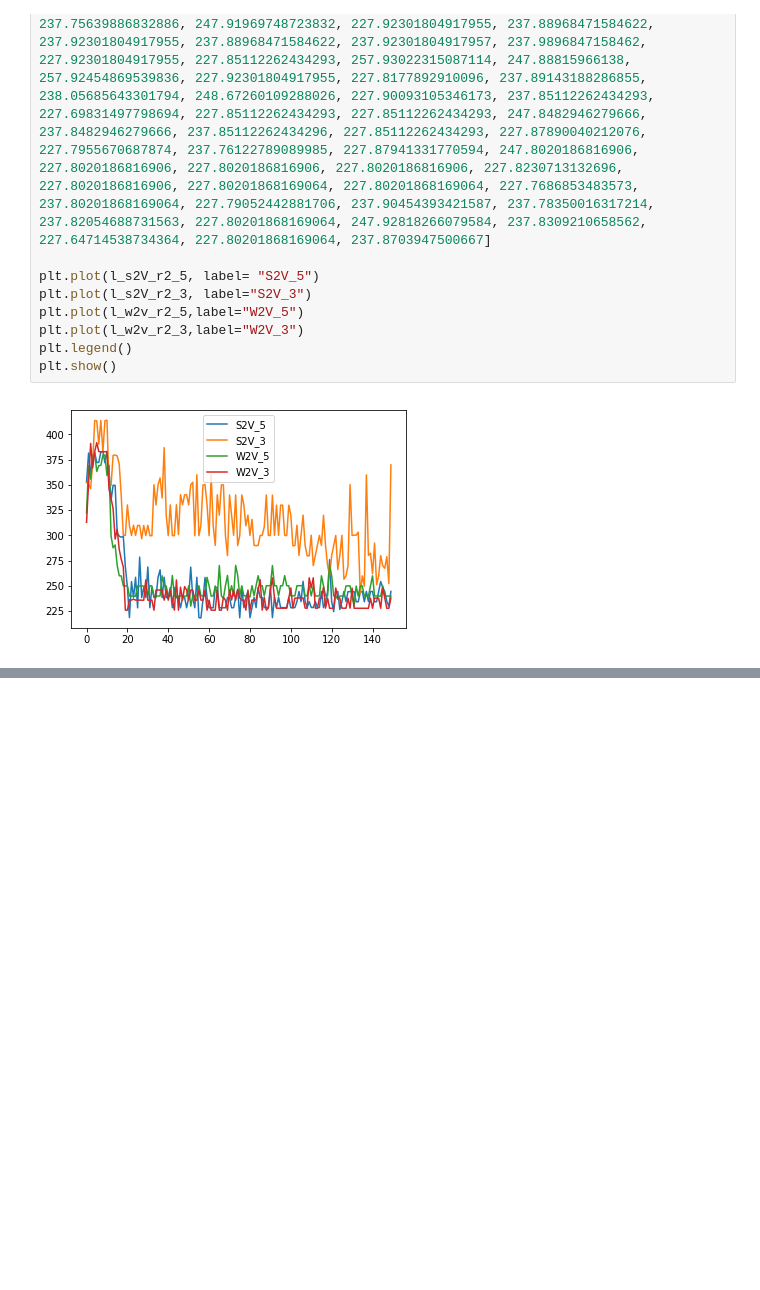
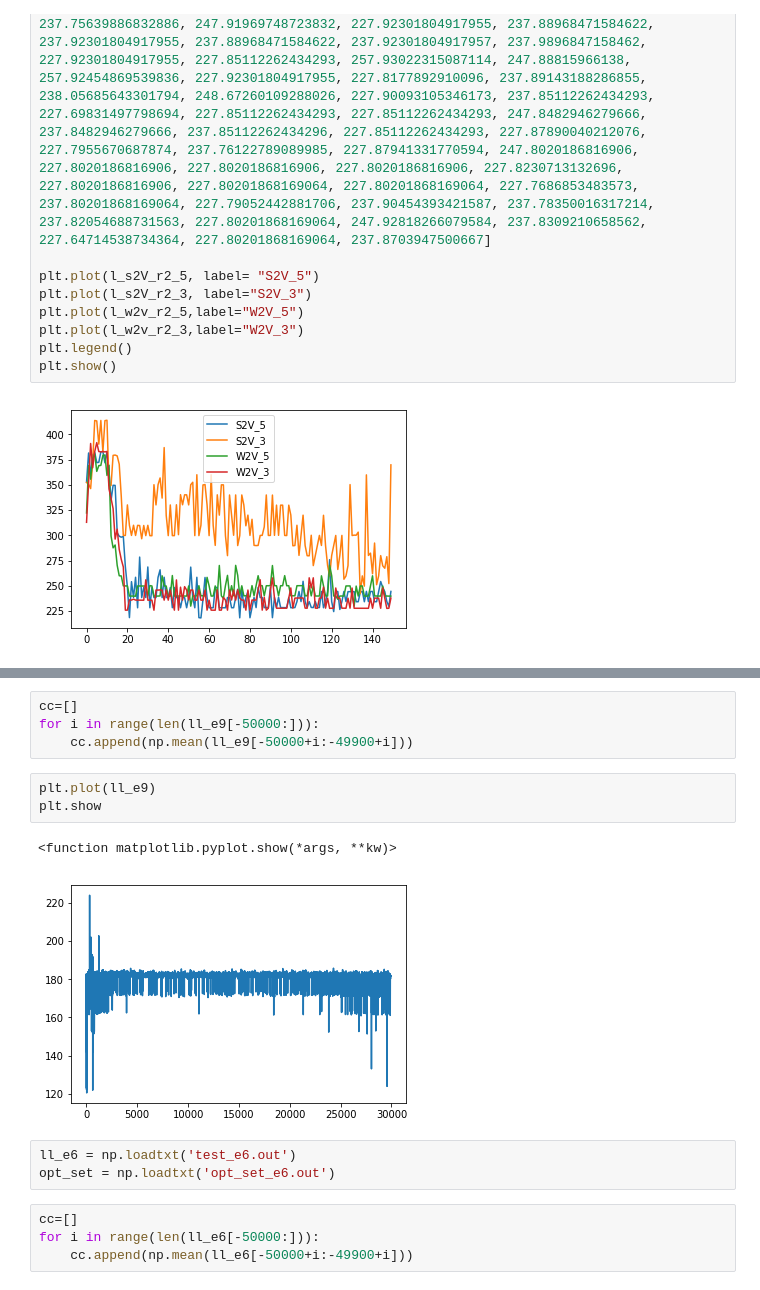
Before and after one commit to louisv123/COLGE, a Jupyter notebook: test.ipynb, the cells around one changed output, grey strips where cells are left out. Saved outputs shown, nothing was run; the diff lists cells and outputs as text; blank space fills up the shorter version.

```diff
--- a/test.ipynb
+++ b/test.ipynb
@@ -719,0 +775,17 @@ plt.show()
+# %%
+cc=[]
+for i in range(len(ll_e9[-50000:])):
+    cc.append(np.mean(ll_e9[-50000+i:-49900+i]))
+# %%
+plt.plot(ll_e9)
+plt.show
+# %% [output]
+<function matplotlib.pyplot.show(*args, **kw)>
+[figure, added]
+# %%
+ll_e6 = np.loadtxt('test_e6.out')
+opt_set = np.loadtxt('opt_set_e6.out')
+# %%
+cc=[]
+for i in range(len(ll_e6[-50000:])):
+    cc.append(np.mean(ll_e6[-50000+i:-49900+i]))
```
Also changed, not shown: parts of 46 cells of this notebook, 8 other files.
